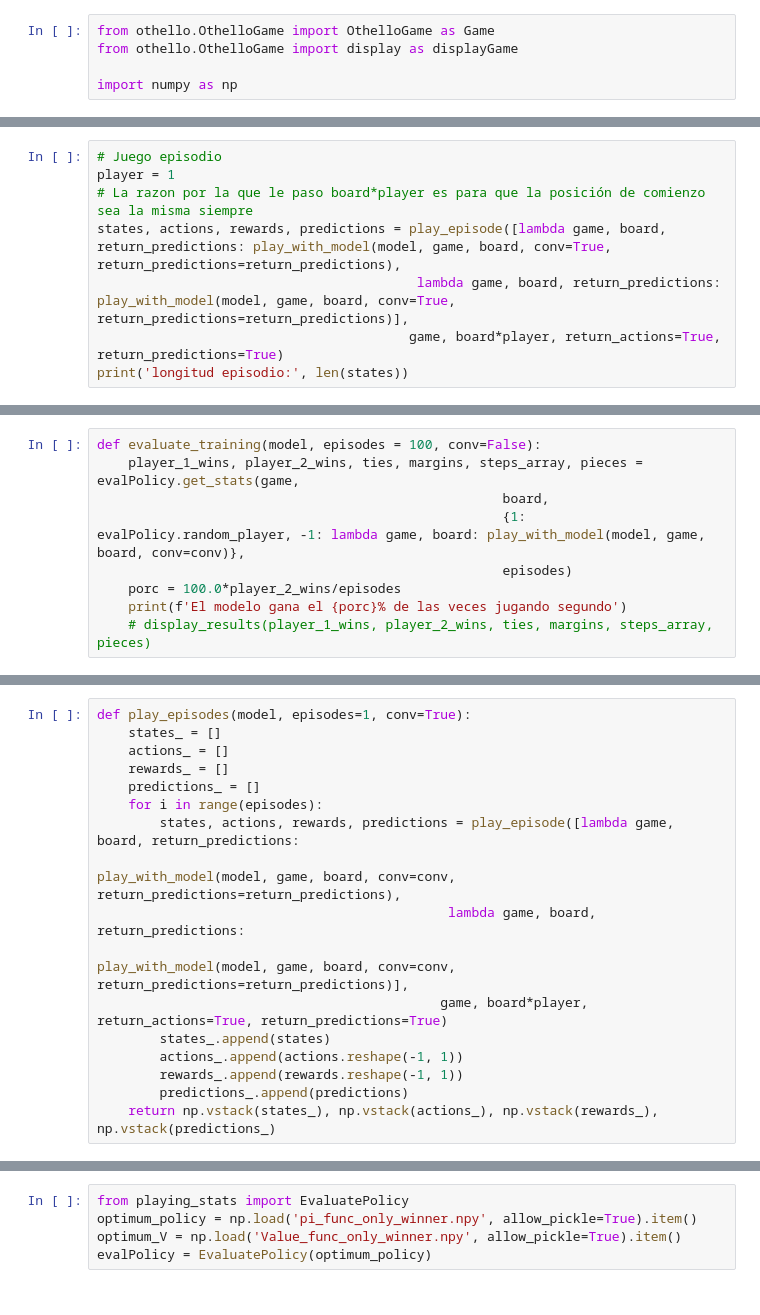
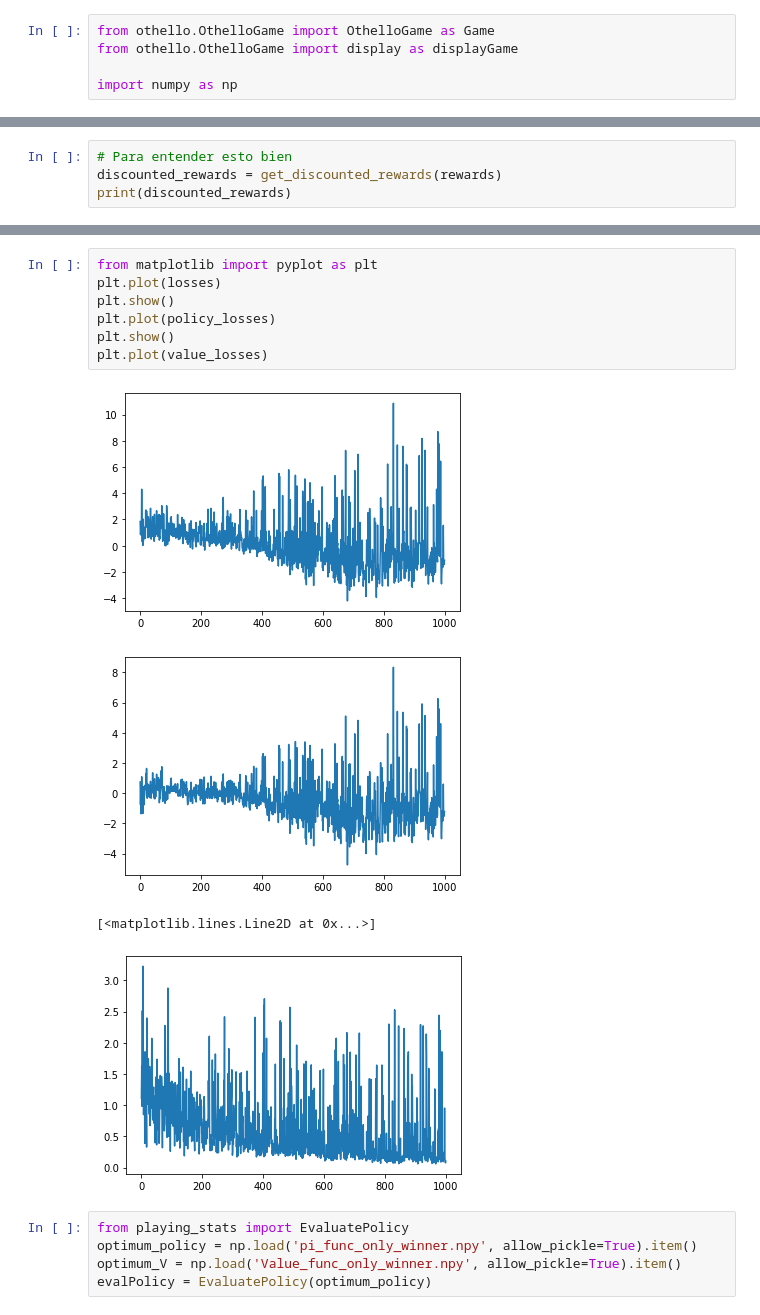
Before and after one commit to deeplearning-itba/othello-reinforcement-learning, a Jupyter notebook: 10-REINFORCE.ipynb, the cells around one changed output, grey strips where cells are left out. Drawn from its saved outputs; the diff is of its cells as text.

```diff
--- a/10-REINFORCE.ipynb
+++ b/10-REINFORCE.ipynb
@@ -94,0 +74,4 @@ longitud episodio: 10
+# %%
+# Para entender esto bien
+discounted_rewards = get_discounted_rewards(rewards)
+print(discounted_rewards)
@@ -264,8 +236,0 @@ _________________________________________________________________
-# %%
-# Juego episodio
-player = 1
-# La razon por la que le paso board*player es para que la posición de comienzo sea la misma siempre
-states, actions, rewards, predictions = play_episode([lambda game, board, return_predictions: play_with_model(model, game, board, conv=True, return_predictions=return_predictions),
-                                         lambda game, board, return_predictions: play_with_model(model, game, board, conv=True, return_predictions=return_predictions)],
-                                        game, board*player, return_actions=True, return_predictions=True)
-print('longitud episodio:', len(states))
@@ -346,9 +236,0 @@ evalPolicy = EvaluatePolicy(optimum_policy)
-# %%
-def evaluate_training(model, episodes = 100, conv=False):
-    player_1_wins, player_2_wins, ties, margins, steps_array, pieces = evalPolicy.get_stats(game,
-                                                    board,
-                                                    {1: evalPolicy.random_player, -1: lambda game, board: play_with_model(model, game, board, conv=conv)},
-                                                    episodes)
-    porc = 100.0*player_2_wins/episodes
-    print(f'El modelo gana el {porc}% de las veces jugando segundo')
-    # display_results(player_1_wins, player_2_wins, ties, margins, steps_array, pieces)
@@ -411,17 +236,0 @@ _________________________________________________________________
-# %%
-def play_episodes(model, episodes=1, conv=True):
-    states_ = []
-    actions_ = []
-    rewards_ = []
-    predictions_ = []
-    for i in range(episodes):
-        states, actions, rewards, predictions = play_episode([lambda game, board, return_predictions:
-                                                              play_with_model(model, game, board, conv=conv, return_predictions=return_predictions),
-                                             lambda game, board, return_predictions:
-                                                              play_with_model(model, game, board, conv=conv, return_predictions=return_predictions)],
-                                            game, board*player, return_actions=True, return_predictions=True)
-        states_.append(states)
-        actions_.append(actions.reshape(-1, 1))
-        rewards_.append(rewards.reshape(-1, 1))
-        predictions_.append(predictions)
-    return np.vstack(states_), np.vstack(actions_), np.vstack(rewards_), np.vstack(predictions_)
@@ -502,3 +484,15 @@ plt.plot(losses)
+# %%
+from matplotlib import pyplot as plt
+plt.plot(losses)
+plt.show()
+plt.plot(policy_losses)
+plt.show()
+plt.plot(value_losses)
+# %% [output]
+[figure, added]
+[figure, added]
+[<matplotlib.lines.Line2D at 0x...>]
+[figure, added]
 # %%
 from playing_stats import EvaluatePolicy
 optimum_policy = np.load('pi_func_only_winner.npy', allow_pickle=True).item()
```
Also changed, not shown: parts of 74 cells of this notebook, 13 other files.
